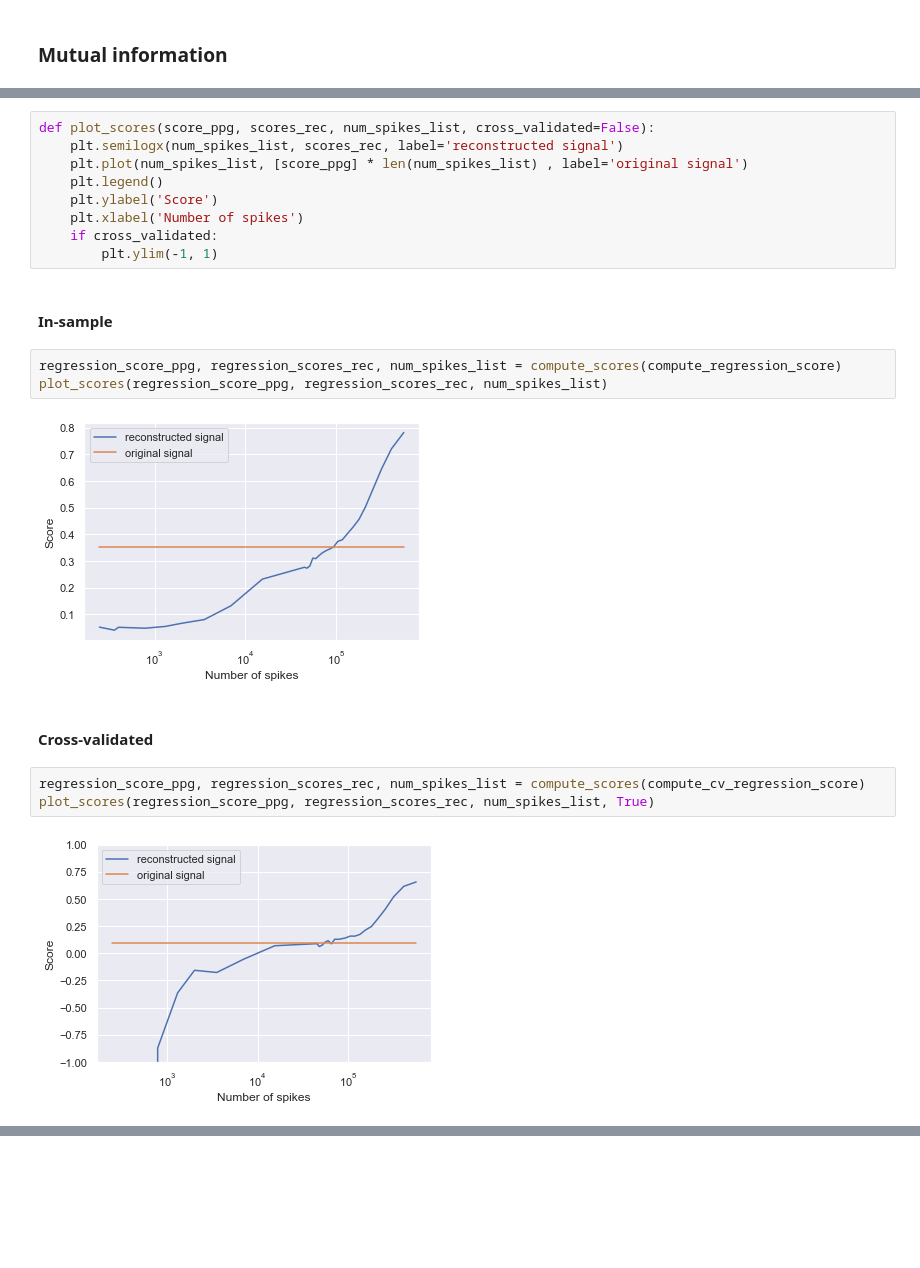
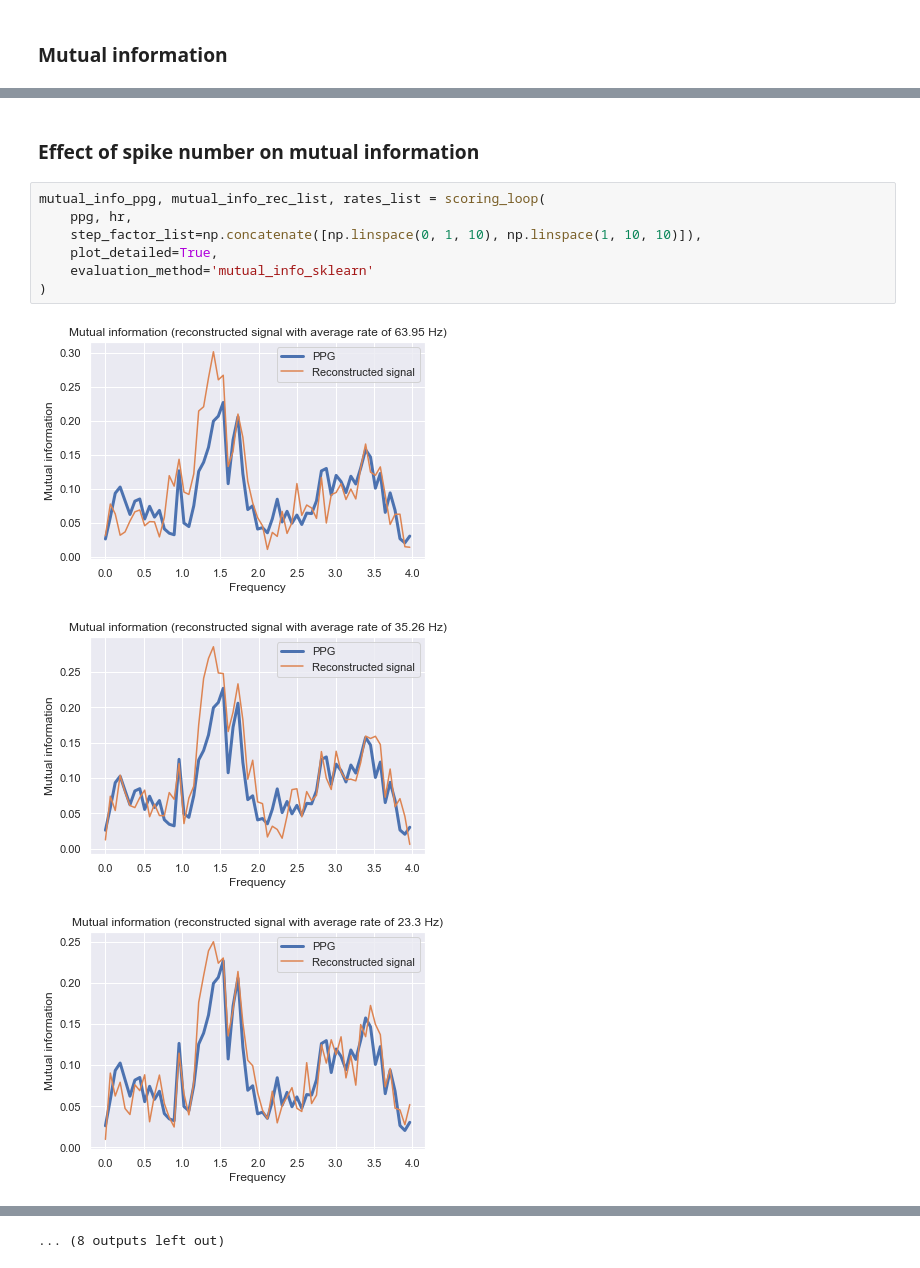
Before and after one commit to pennfranc/adm-ppg-analysis, a Jupyter notebook: mutual information analysis.ipynb, the cells around one changed output, grey strips where cells are left out. Drawn from its saved outputs; the diff is of its cells as text; blank space fills up the shorter version.

```diff
--- a/mutual information analysis.ipynb
+++ b/mutual information analysis.ipynb
@@ -188,23 +131,13 @@ def compute_scores(scoring_function):
-# %%
-def plot_scores(score_ppg, scores_rec, num_spikes_list, cross_validated=False):
-    plt.semilogx(num_spikes_list, scores_rec, label='reconstructed signal')
-    plt.plot(num_spikes_list, [score_ppg] * len(num_spikes_list) , label='original signal')
-    plt.legend()
-    plt.ylabel('Score')
-    plt.xlabel('Number of spikes')
-    if cross_validated:
-        plt.ylim(-1, 1)
-# %% [markdown]
-#### In-sample
-# %%
-regression_score_ppg, regression_scores_rec, num_spikes_list = compute_scores(compute_regression_score)
-plot_scores(regression_score_ppg, regression_scores_rec, num_spikes_list)
-# %% [output]
-[figure, removed]
-# %% [markdown]
-#### Cross-validated
-# %%
-regression_score_ppg, regression_scores_rec, num_spikes_list = compute_scores(compute_cv_regression_score)
-plot_scores(regression_score_ppg, regression_scores_rec, num_spikes_list, True)
-# %% [output]
-[figure, removed]
+# %% [markdown]
+### Effect of spike number on mutual information
+# %%
+mutual_info_ppg, mutual_info_rec_list, rates_list = scoring_loop(
+    ppg, hr,
+    step_factor_list=np.concatenate([np.linspace(0, 1, 10), np.linspace(1, 10, 10)]),
+    plot_detailed=True,
+    evaluation_method='mutual_info_sklearn'
+)
+# %% [output]
+[figure, added]
+[figure, added]
+[figure, added]
@@ -210,0 +153 @@ plot_scores(regression_score_ppg, regression_scores_rec, num_spikes_list, True)
+... (8 outputs left out)
```
Also changed, not shown: parts of 22 cells of this notebook, 1 other file.
